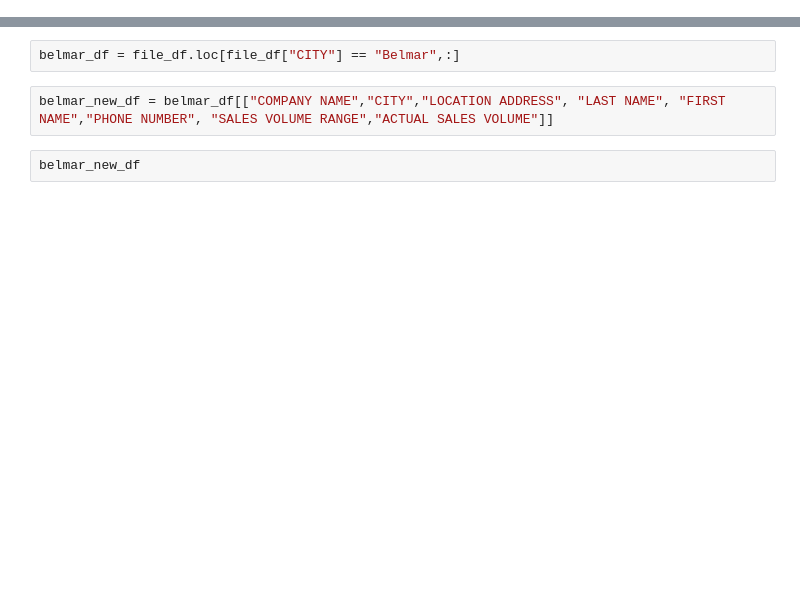
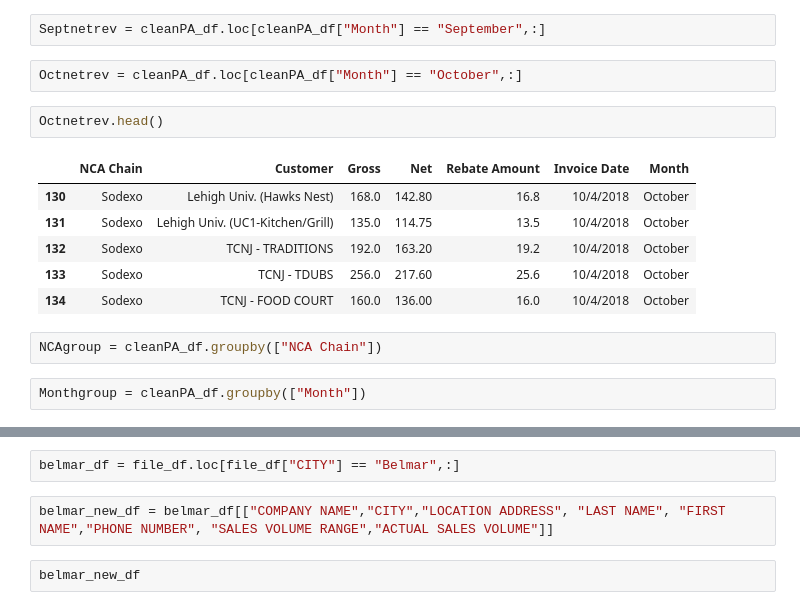
Before and after one commit to doradojt/Filta, a Jupyter notebook: FiltaAnalysis/.ipynb, the cells around one changed output, grey strips where cells are left out. Drawn from its saved outputs; the diff is of its cells as text; blank space fills up the shorter version.

```diff
--- a/FiltaAnalysis/.ipynb
+++ b/FiltaAnalysis/.ipynb
@@ -19,0 +101,17 @@ file_df["ACTUAL SALES VOLUME"].min()
+# %%
+Septnetrev = cleanPA_df.loc[cleanPA_df["Month"] == "September",:]
+# %%
+Octnetrev = cleanPA_df.loc[cleanPA_df["Month"] == "October",:]
+# %%
+Octnetrev.head()
+# %% [output]
+|  | NCA Chain | Customer | Gross | Net | Rebate Amount | Invoice Date | Month |
+| 130 | Sodexo | Lehigh Univ. (Hawks Nest) | 168.0 | 142.80 | 16.8 | 10/4/2018 | October |
+| 131 | Sodexo | Lehigh Univ. (UC1-Kitchen/Grill) | 135.0 | 114.75 | 13.5 | 10/4/2018 | October |
+| 132 | Sodexo | TCNJ - TRADITIONS | 192.0 | 163.20 | 19.2 | 10/4/2018 | October |
+| 133 | Sodexo | TCNJ - TDUBS | 256.0 | 217.60 | 25.6 | 10/4/2018 | October |
+| 134 | Sodexo | TCNJ - FOOD COURT | 160.0 | 136.00 | 16.0 | 10/4/2018 | October |
+# %%
+NCAgroup = cleanPA_df.groupby(["NCA Chain"])
+# %%
+Monthgroup = cleanPA_df.groupby(["Month"])
```
Also changed, not shown: parts of 59 cells of this notebook, 5 other files.
